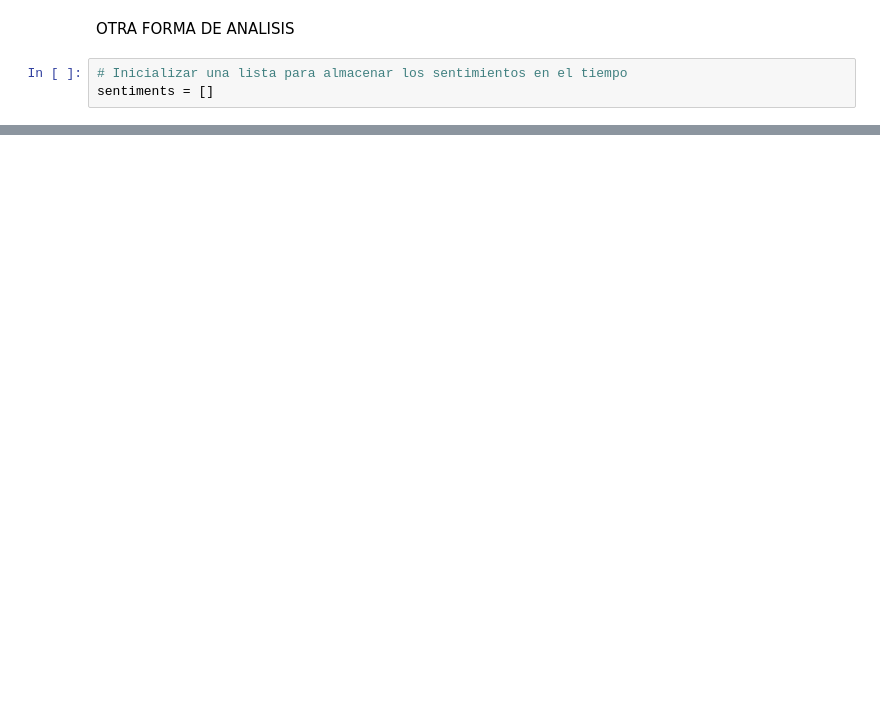
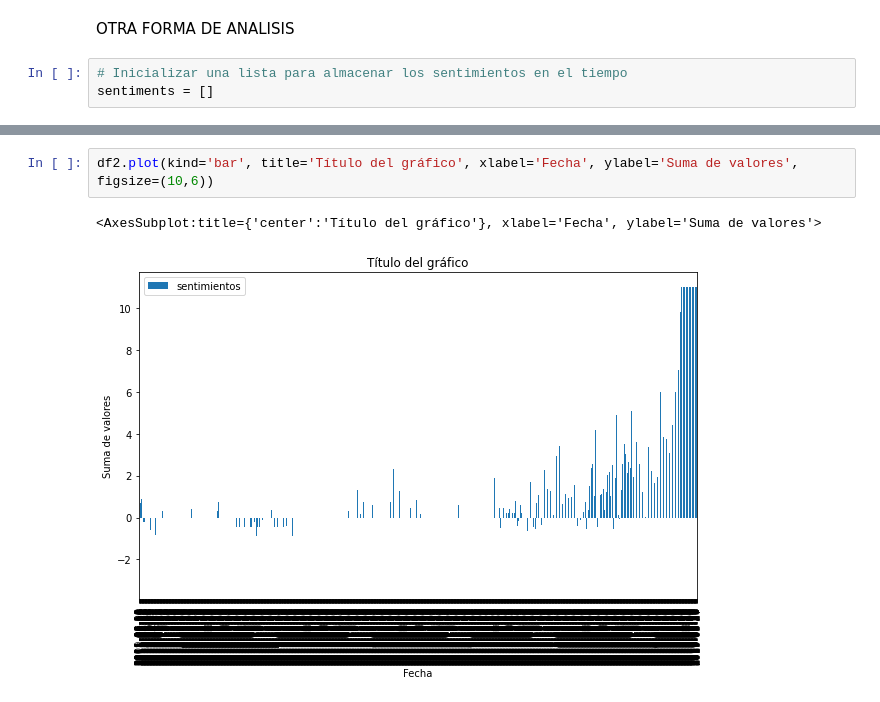
Before and after one commit to AlvaroFarreny/AnalisisSentimientosBTC, a Jupyter notebook: ANALISIS_COMPLETO.ipynb, the cells around one changed output, grey strips where cells are left out. Cells and saved outputs as stored; diff of their text form; blank space fills up the shorter version.

```diff
--- a/ANALISIS_COMPLETO.ipynb
+++ b/ANALISIS_COMPLETO.ipynb
@@ -128,0 +223,5 @@ plt.show()
+# %%
+df2.plot(kind='bar', title='Título del gráfico', xlabel='Fecha', ylabel='Suma de valores', figsize=(10,6))
+# %% [output]
+<AxesSubplot:title={'center':'Título del gráfico'}, xlabel='Fecha', ylabel='Suma de valores'>
+[figure, added]
```
Also changed, not shown: parts of 21 cells of this notebook, 1 other file.
